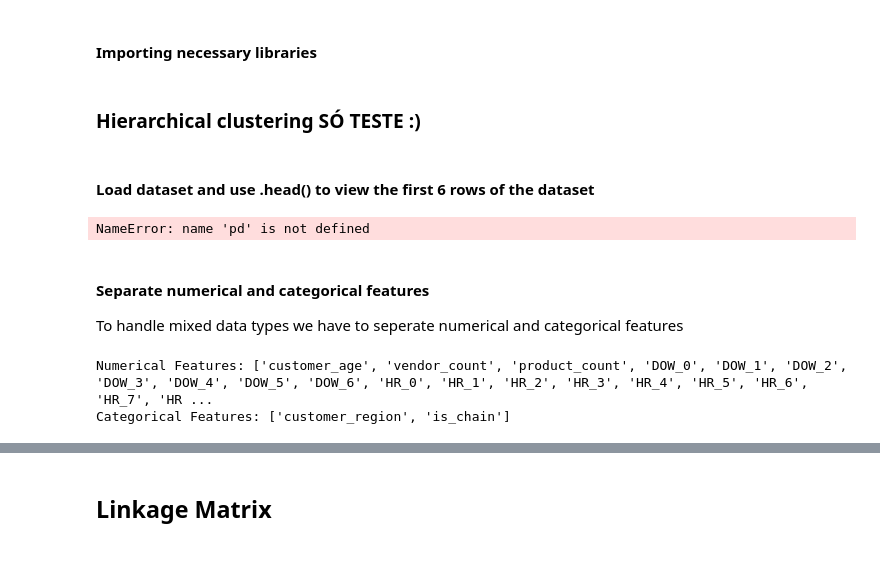
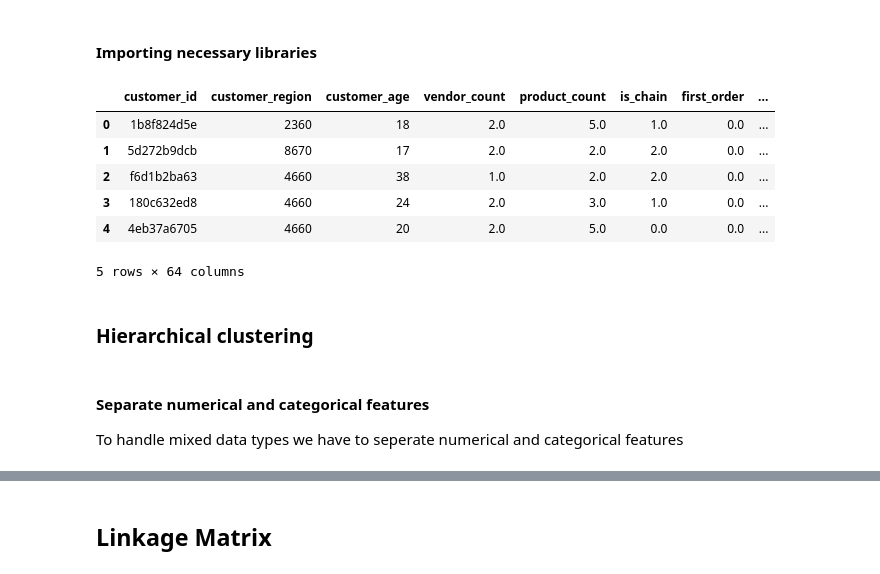
Before and after one commit to MiguelMangerona/Data-Mining-Project, a Jupyter notebook: Clustering.ipynb, the cells around one changed output, grey strips where cells are left out. Saved outputs shown, nothing was run; the diff lists cells and outputs as text; code cells hidden in the pictures.

```diff
--- a/Clustering.ipynb
+++ b/Clustering.ipynb
@@ -20,25 +22,15 @@ import seaborn as sns
+# %%
+df.head()
+# %% [output]
+|  | customer_id | customer_region | customer_age | vendor_count | product_count | is_chain | first_order | ... |
+| 0 | 1b8f824d5e | 2360 | 18 | 2.0 | 5.0 | 1.0 | 0.0 | ... |
+| 1 | 5d272b9dcb | 8670 | 17 | 2.0 | 2.0 | 2.0 | 0.0 | ... |
+| 2 | f6d1b2ba63 | 4660 | 38 | 1.0 | 2.0 | 2.0 | 0.0 | ... |
+| 3 | 180c632ed8 | 4660 | 24 | 2.0 | 3.0 | 1.0 | 0.0 | ... |
+| 4 | 4eb37a6705 | 4660 | 20 | 2.0 | 5.0 | 0.0 | 0.0 | ... |
+5 rows × 64 columns
 # %% [markdown]
-### Hierarchical clustering  SÓ TESTE :)
+### Hierarchical clustering
-# %% [markdown]
-#### Load dataset and use .head() to view the first 6 rows of the dataset
-# %%
-df = pd.read_csv('Processed_Data.csv')
-print(df.head(5))
-# %% [output]
-NameError: name 'pd' is not defined
 # %% [markdown]
 #### Separate numerical and categorical features
 To handle mixed data types we have to seperate numerical and categorical features
-# %%
-numerical_features = [
-    'customer_age', 'vendor_count', 'product_count',
-] + [f'DOW_{i}' for i in range(7)] + [f'HR_{i}' for i in range(24)] + \
-[col for col in df.columns if col.startswith('CUI_')]
-
-categorical_features = ['customer_region', 'is_chain']
-
-print(f"Numerical Features: {numerical_features}")
-print(f"Categorical Features: {categorical_features}")
-# %% [output]
-Numerical Features: ['customer_age', 'vendor_count', 'product_count', 'DOW_0', 'DOW_1', 'DOW_2', 'DOW_3', 'DOW_4', 'DOW_5', 'DOW_6', 'HR_0', 'HR_1', 'HR_2', 'HR_3', 'HR_4', 'HR_5', 'HR_6', 'HR_7', 'HR ...
-Categorical Features: ['customer_region', 'is_chain']
```
Also changed, not shown: parts of 15 cells of this notebook.
